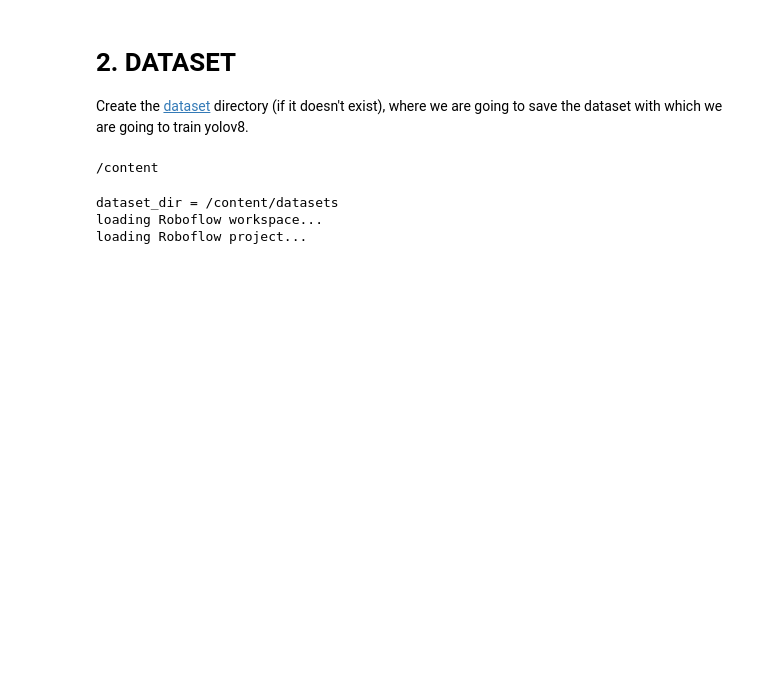
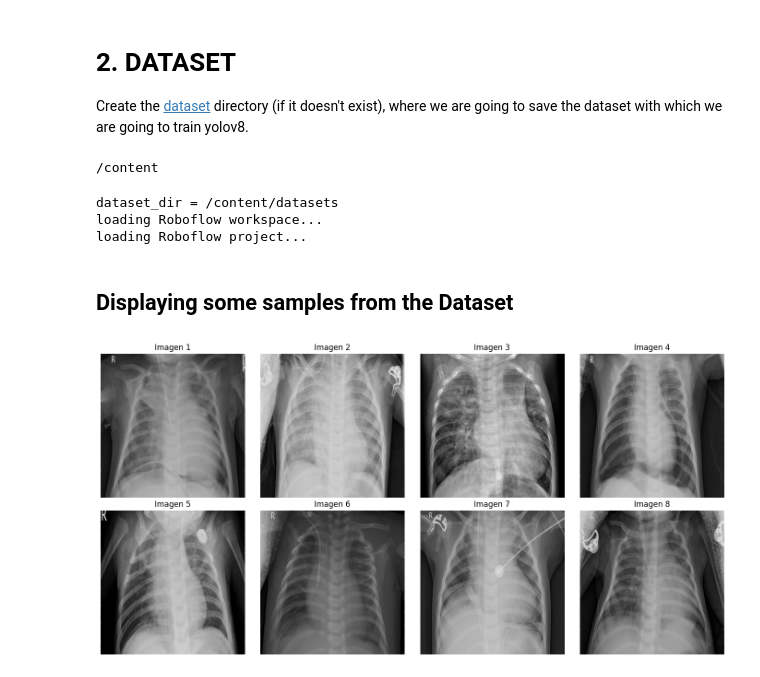
Before and after one commit to JuanZapa7a/Medical-Image-Processing, a Jupyter notebook: NB13. Detecting Red Blood Cells (RBC), White Blood Cells (WBC), and Platelets in blood cell images using YOLOv8.ipynb, the cells around one changed output. Saved outputs shown, nothing was run; the diff lists cells and outputs as text; code cells hidden in the pictures; blank space fills up the shorter version.

```diff
--- a/NB13. Detecting Red Blood Cells (RBC), White Blood Cells (WBC), and Platelets in blood cell images using YOLOv8.ipynb
+++ b/NB13. Detecting Red Blood Cells (RBC), White Blood Cells (WBC), and Platelets in blood cell images using YOLOv8.ipynb
@@ -59,3 +59,33 @@ dataset = version.download("yolov8")
 dataset_dir = /content/datasets
 loading Roboflow workspace...
 loading Roboflow project...
+# %% [markdown]
+## Displaying some samples from the Dataset
+# %%
+import matplotlib.pyplot as plt
+import glob
+import matplotlib.image as mpimg
+
+# Directory of the images
+image_directory = f'{dataset.location}/test/bacteria/'
+
+# List of image paths
+image_paths = glob.glob(image_directory + '*.jpg')[:8]
+
+# Set up the figure with subplots
+fig, axs = plt.subplots(2, 4, figsize=(14, 7))
+
+# Iterate through the images and display them in the subplots
+for i, image_path in enumerate(image_paths):
+    row = i // 4
+    col = i % 4
+    img = mpimg.imread(image_path)
+    axs[row, col].imshow(img)
+    axs[row, col].set_title(f'Image {i + 1}')
+    axs[row, col].axis('off')
+
+# Adjust the layout of the subplots
+plt.tight_layout()
+plt.show()
+# %% [output]
+[figure, added]
```
